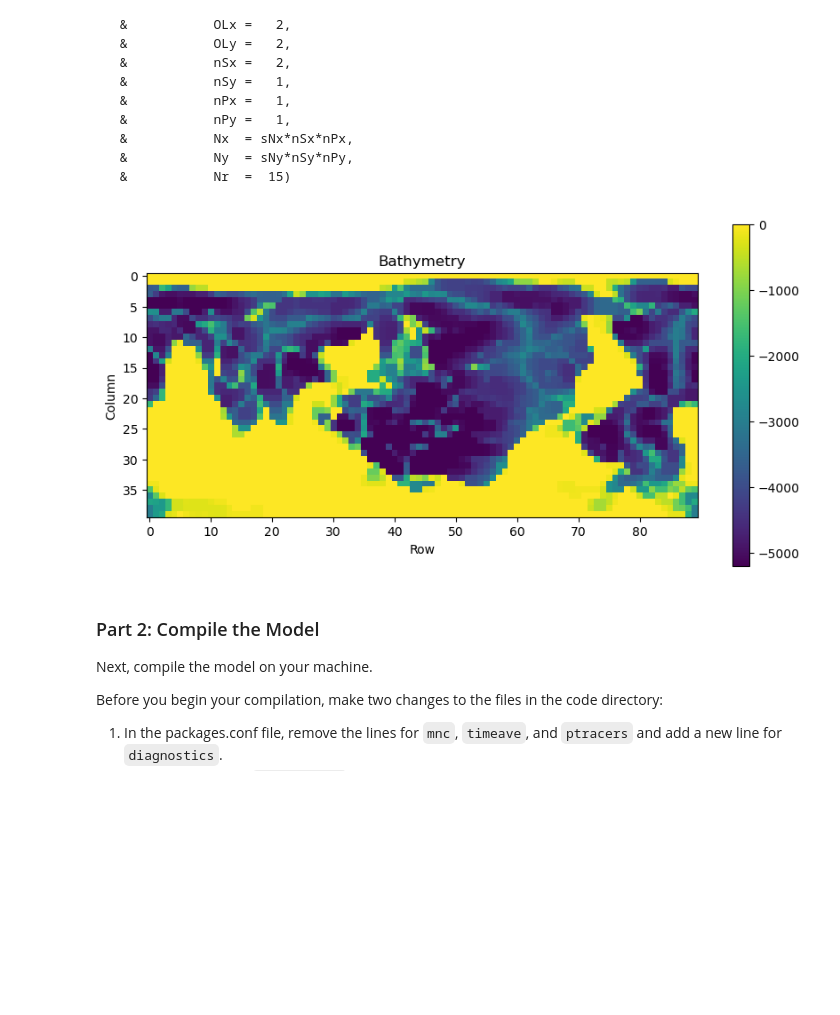
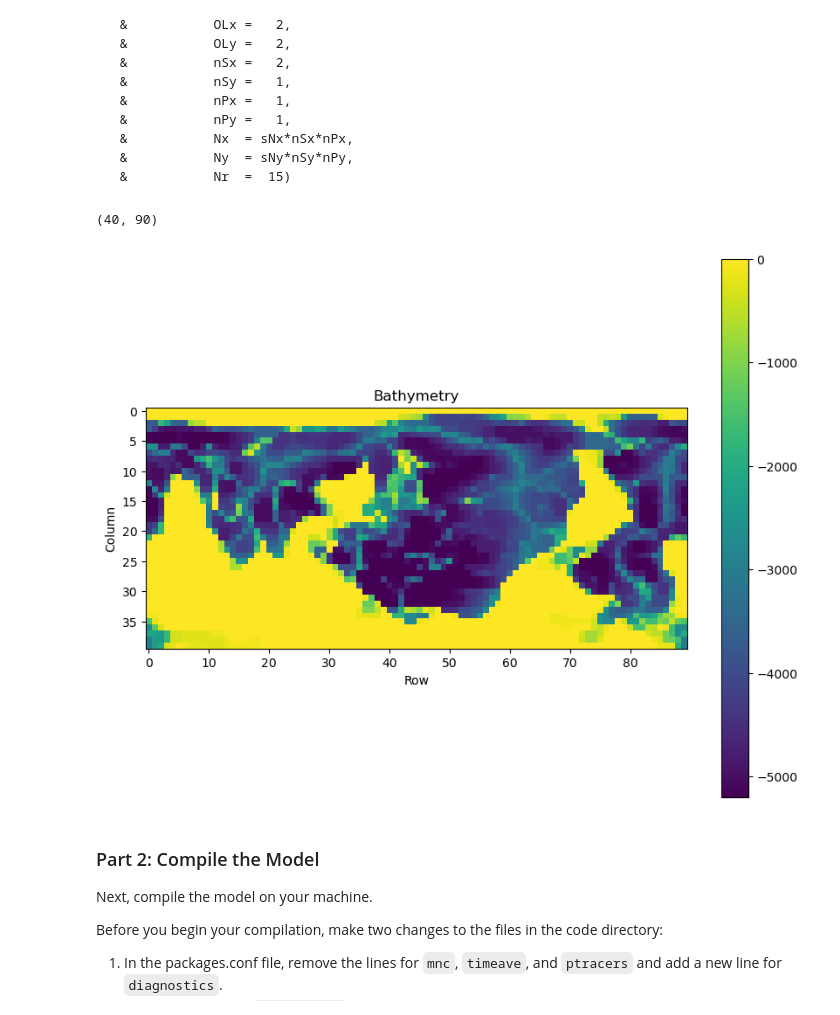
Before and after one commit to Shruichan/cs185c_spring2025, a Jupyter notebook: homework/homework_7/HW7 An MITgcm Tutorial Experiment.ipynb, the cells around one changed output. Saved outputs shown, nothing was run; the diff lists cells and outputs as text; code cells hidden in the pictures; blank space fills up the shorter version.

```diff
--- a/homework/homework_7/HW7 An MITgcm Tutorial Experiment.ipynb
+++ b/homework/homework_7/HW7 An MITgcm Tutorial Experiment.ipynb
@@ -66,29 +66,31 @@ CEOP
 # %%
 
 # read in the model bathymetry file and reshape to the grid dimensions
 sNx = 45
 sNy = 40
 nSx =   2
 nSy =   1
 nPx =   1
 nPy =   1
 Nx  = sNx*nSx*nPx
 Ny  = sNy*nSy*nPy
 
 
 file = os.path.join(model_dir, 'input', 'bathymetry.bin')
 
 bathymetry = np.fromfile(file, '>f4').reshape((Ny, Nx))
+print(np.shape(bathymetry))
 # make a plot of the bathymetry
-plt.figure(figsize=(10,5))
+plt.figure(figsize=(10,8))
 plt.imshow(bathymetry)
 plt.colorbar()
 plt.title('Bathymetry')
 plt.xlabel('Row')
 plt.ylabel('Column')
 plt.show()
 # %% [output]
+(40, 90)
-[figure, old version]
+[figure, new version]
 # %% [markdown]
 ### Part 2: Compile the Model
 Next, compile the model on your machine.
```
Also changed, not shown: parts of 2 cells of this notebook.
